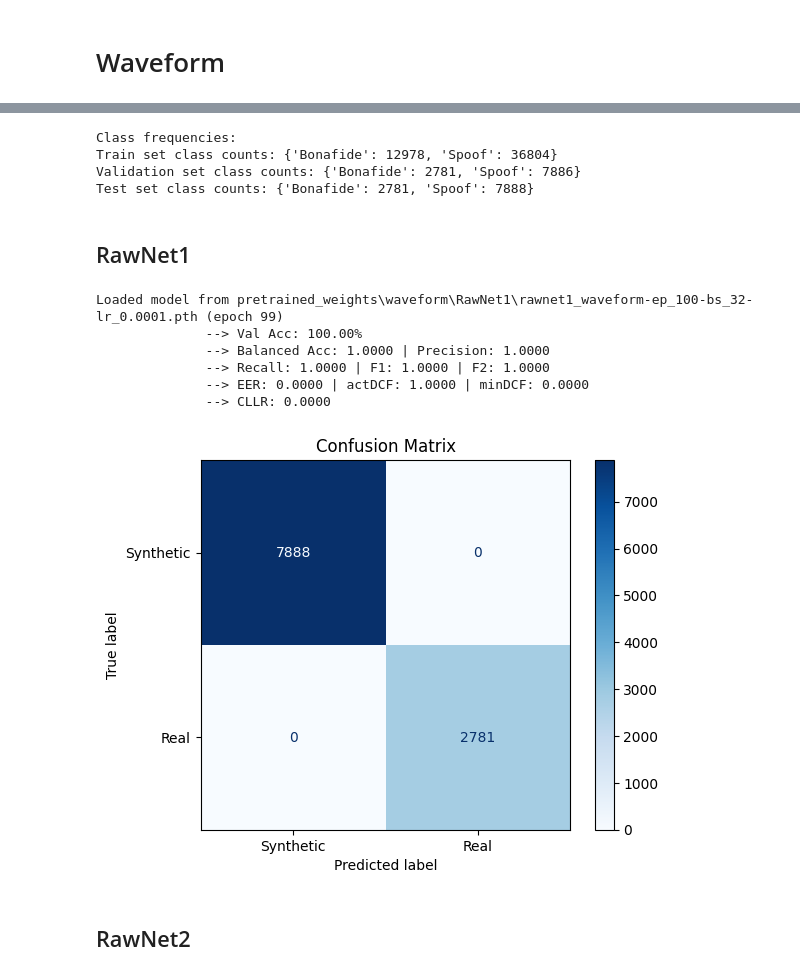
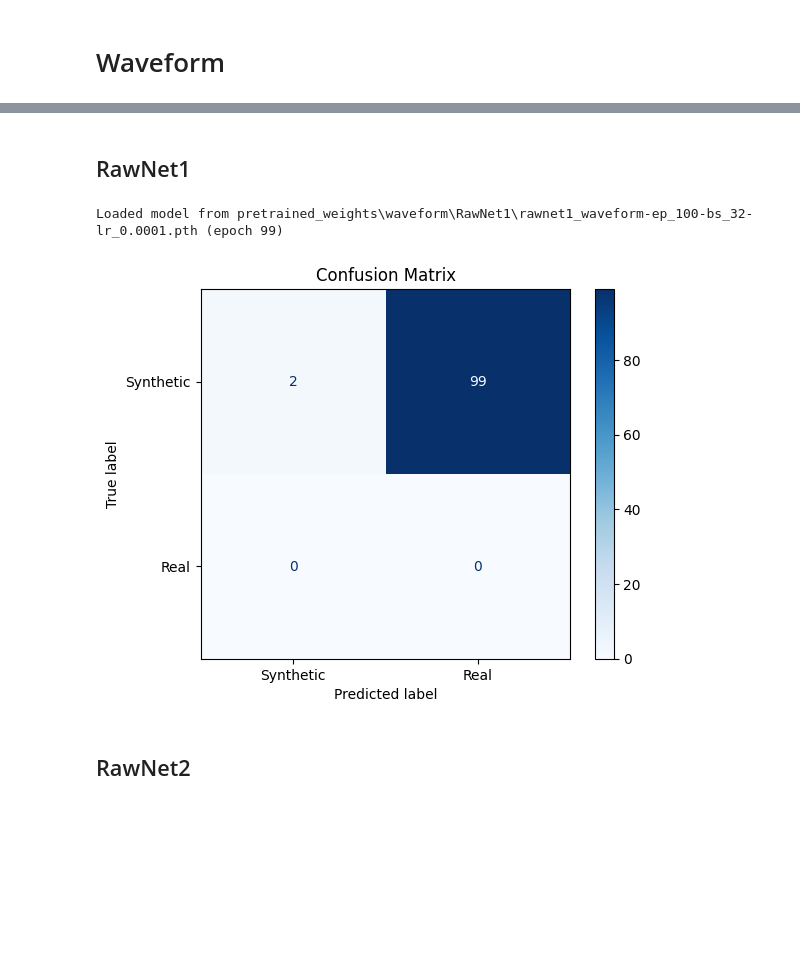
Before and after one commit to Ainzw0rth/RawNets-PF, a Jupyter notebook: main.ipynb, the cells around one changed output, grey strips where cells are left out. Cells and saved outputs as stored; diff of their text form; code cells hidden in the pictures; blank space fills up the shorter version.

```diff
--- a/main.ipynb
+++ b/main.ipynb
@@ -317,6 +335,9 @@ start_epoch = load_model_rawnet3(
     path=r"pretrained_weights\combined\RawNet3\rawnet3_combined-ep_23-bs_32-lr_0.0001.pth"
 )
 
-predictions, targets, metrics = test_rawnet3(model, test_loader_combined, device=device)
+for key, test_sample in combined_test_samples_dataloaders.items():
+    print(f"Testing {key}")
+    predictions = test_rawnet3_with_loaders(model, test_sample, device=device)
+    print(predictions)
 # %% [output]
 Loaded model from pretrained_weights\combined\RawNet3\rawnet3_combined-ep_23-bs_32-lr_0.0001.pth (epoch 22)
@@ -390,8 +424,11 @@ scaler = GradScaler()
 # --- Load the model ---
 start_epoch = load_model_rawnet2(
     model, optimizer, scaler,
-    path=r"pretrained_weights\RawNet2\rawnet2_diff_pipeline-ep_100-bs_32-lr_0.0001.pth"
+    path=r"pretrained_weights\diff_pipeline\RawNet2\rawnet2_diff_pipeline-ep_30-bs_32-lr_0.0001.pth"
 )
 
-predictions, targets, metrics = test_rawnet2(model, test_loader_combined, device=device)
+for key, test_sample in combined_test_samples_dataloaders.items():
+    print(f"Testing {key}")
+    predictions = test_rawnet2_with_loaders(model, test_sample, device=device)
+    print(predictions)
 # %% [output]
@@ -404,0 +456,25 @@ Loaded model from pretrained_weights\RawNet2\rawnet2_diff_pipeline-ep_100-bs_32-
+# %%
+combined_model_config3 = {
+    "nOut": 2,
+    "sinc_stride": 10,
+    "encoder_type": "ECA",
+    "log_sinc": True,
+    "norm_sinc": "mean_std",
+    "out_bn": True
+}
+
+# --- Set up model, optimizer, and scaler ---
+model = RawNet3(**combined_model_config3).to(device)
+optimizer = Adam(model.parameters(), lr=0.0001)
+scaler = GradScaler()
+
+# --- Load the model ---
+start_epoch = load_model_rawnet3(
+    model, optimizer, scaler,
+    path=r"pretrained_weights\diff_pipeline\combined\RawNet3\rawnet3_combined-ep_30-bs_32-lr_0.0001.pth"
+)
+
+for key, test_sample in combined_test_samples_dataloaders.items():
+    print(f"Testing {key}")
+    predictions = test_rawnet3_with_loaders(model, test_sample, device=device)
+    print(predictions)
@@ -440,61 +681,38 @@ Test samples: 10669
-# %%
-# Show class frequency for each dataset (label mapping: Bonafide=1, Spoof=0)
-from collections import Counter
-
-label_map = {1: "Bonafide", 0: "Spoof"}
-
-def get_class_counts(dataset):
-    labels = [dataset[i][1] for i in range(len(dataset))]
-    return Counter(labels)
-
-print("\nClass frequencies:")
-for name, ds in zip(['Train', 'Validation', 'Test'], [train_dataset_waveform, val_dataset_waveform, test_dataset_waveform]):
-    counts = get_class_counts(ds)
-    # Map numeric labels to class names for display
-    named_counts = {label_map.get(k, k): v for k, v in counts.items()}
-    print(f"{name} set class counts: {named_counts}")
-# %% [output]
-Class frequencies:
-Train set class counts: {'Bonafide': 12978, 'Spoof': 36804}
-Validation set class counts: {'Bonafide': 2781, 'Spoof': 7886}
-Test set class counts: {'Bonafide': 2781, 'Spoof': 7888}
 # %% [markdown]
 ## RawNet1
 # %%
 waveform_model_config = {
     'in_channels': 1,
     'first_conv': 3,
     'filts': [128, [128, 128], [128, 256], [256, 256]],
     'blocks': [2, 4],
     'gru_node': 1024,
     'nb_gru_layer': 1,
     'nb_fc_node': 1024,
     'nb_classes': 2,
     'input_length': 16000 * 4
 }
 
 device = "cuda" if torch.cuda.is_available() else "cpu"
 
 # --- Set up model, optimizer, and scaler ---
 model = RawNet(waveform_model_config, device).to(device)
 optimizer = Adam(model.parameters(), lr=0.0001)
 scaler = GradScaler()
 
 # --- Load the model ---
 start_epoch = load_model_rawnet1(
     model, optimizer, scaler,
-    path=r"pretrained_weights\waveform\RawNet1\rawnet1_waveform-ep_100-bs_32-lr_0.0001.pth"
+    path=r"pretrained_weights\waveform\RawNet1\rawnet1_waveform-ep_30-bs_32-lr_0.0001.pth"
 )
 
-predictions, targets, metrics = test_rawnet1(model, test_loader_waveform, device=device)
+for key, test_sample in waveform_test_samples_dataloaders.items():
+    print(f"Testing {key}")
+    predictions = test_rawnet1_with_loaders(model, test_sample, device=device)
+    print(predictions)
 # %% [output]
 Loaded model from pretrained_weights\waveform\RawNet1\rawnet1_waveform-ep_100-bs_32-lr_0.0001.pth (epoch 99)
-              --> Val Acc: 100.00%
-              --> Balanced Acc: 1.0000 | Precision: 1.0000
-              --> Recall: 1.0000 | F1: 1.0000 | F2: 1.0000
-              --> EER: 0.0000 | actDCF: 1.0000 | minDCF: 0.0000
-              --> CLLR: 0.0000
-[figure, old version]
+[figure, new version]
 # %% [markdown]
 ## RawNet2
 # %%
```
Also changed, not shown: parts of 16 cells of this notebook, 5 other files.
